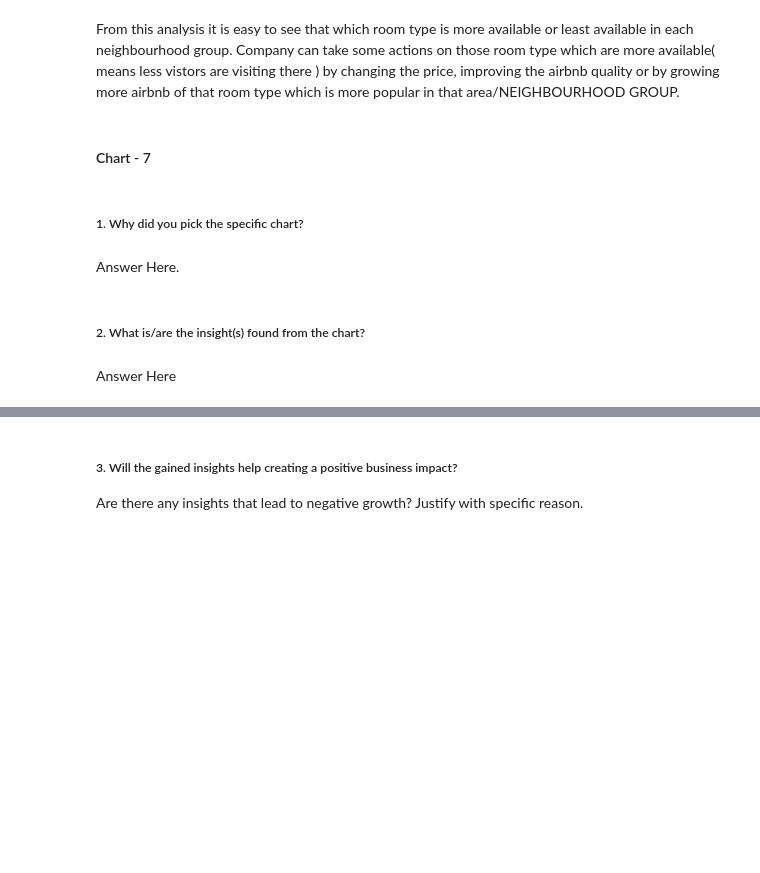
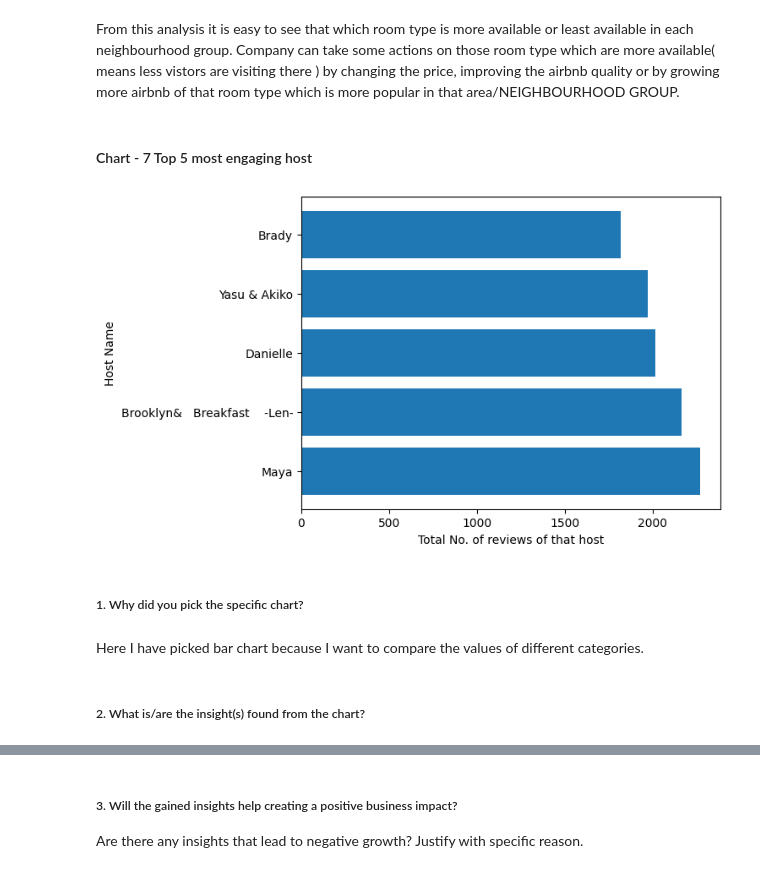
Before and after one commit to hitesh-lalwanii/Airbnb-Booking-Analysis, a Jupyter notebook: Airbnb_Booking_Analysis_By_Hitesh_Lalwani_(_Cohort_Lima).ipynb, the cells around one changed output, grey strips where cells are left out. Saved outputs shown, nothing was run; the diff lists cells and outputs as text; code cells hidden in the pictures; blank space fills up the shorter version.

```diff
--- a/Airbnb_Booking_Analysis_By_Hitesh_Lalwani_(_Cohort_Lima).ipynb
+++ b/Airbnb_Booking_Analysis_By_Hitesh_Lalwani_(_Cohort_Lima).ipynb
@@ -531,4 +543,4 @@ Are there any insights that lead to negative growth? Justify with specific reaso
 # %% [markdown]
 From this analysis it is easy to see that which room type is more available or least available in each neighbourhood group. Company can take some actions on those room type which are more available( means less vistors are visiting there ) by changing the price, improving the airbnb quality or by growing more airbnb of that room type which is more popular in that area/NEIGHBOURHOOD GROUP.
 # %% [markdown]
-#### Chart - 7
+#### Chart - 7 Top 5 most engaging host
@@ -537,8 +547,19 @@ From this analysis it is easy to see that which room type is more available or l
+# %%
+# Chart - 7 visualization code
+df=data.groupby(["host_id","host_name"])["number_of_reviews"].sum()
+df=df.sort_values(ascending=False)
+df=df.head(5)
+x=df.index.get_level_values("host_name")
+y=df.values
+plt.barh(x,y)
+plt.xlabel("Total No. of reviews of that host")
+plt.ylabel("Host Name")
+plt.show()
+# %% [output]
+[figure, added]
 # %% [markdown]
 ##### 1. Why did you pick the specific chart?
-# %% [markdown]
-Answer Here.
+# %% [markdown]
+Here I have picked bar chart because I want to compare the values of different categories.
 # %% [markdown]
 ##### 2. What is/are the insight(s) found from the chart?
-# %% [markdown]
-Answer Here
```
Also changed, not shown: parts of 14 cells of this notebook.
